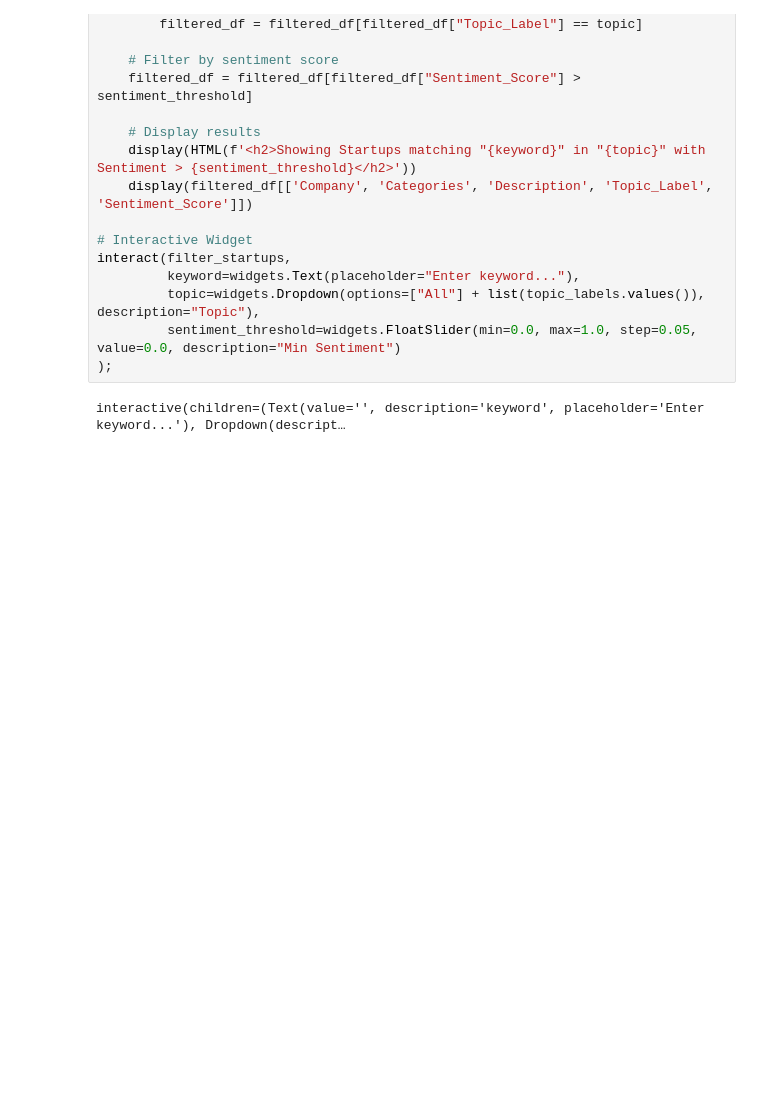
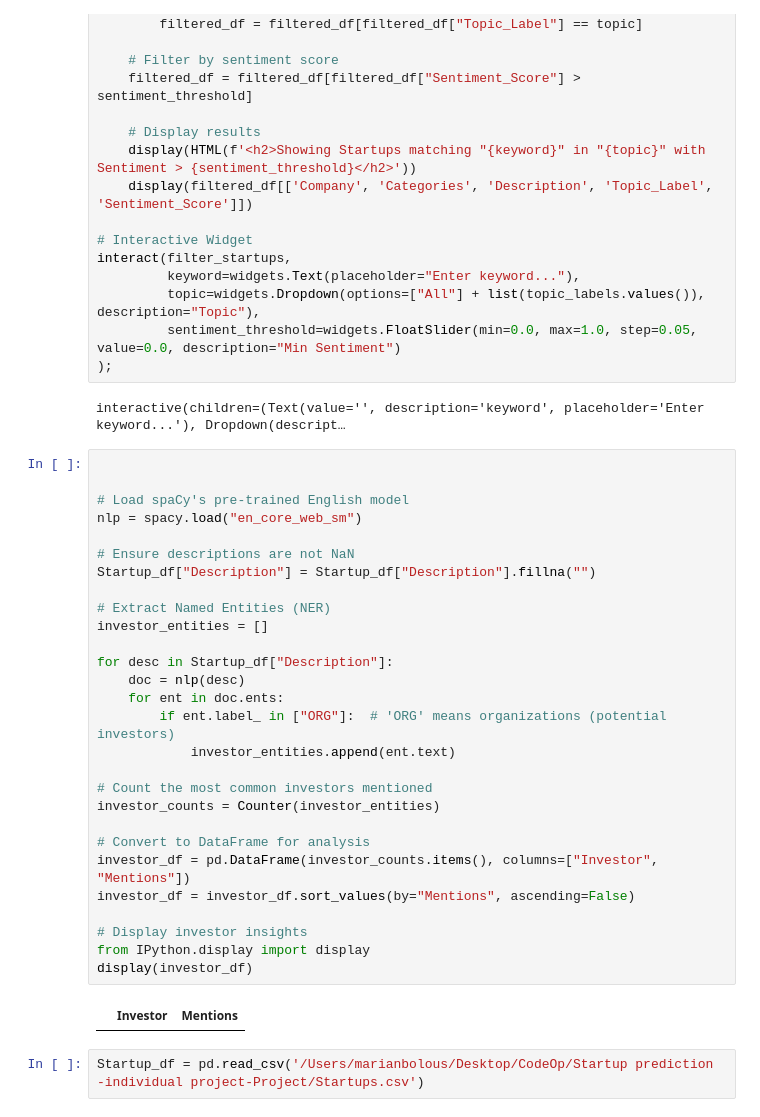
Before and after one commit to MarianBolous/EDA-Feature-Engineering-Project, a Jupyter notebook: Startup_Success_Prediction.ipynb, the cells around one changed output. Saved outputs shown, nothing was run; the diff lists cells and outputs as text; blank space fills up the shorter version.

```diff
--- a/Startup_Success_Prediction.ipynb
+++ b/Startup_Success_Prediction.ipynb
@@ -1265,3 +1269,35 @@ interact(filter_startups,
 );
 # %% [output]
 interactive(children=(Text(value='', description='keyword', placeholder='Enter keyword...'), Dropdown(descript…
+# %%
+
+
+# Load spaCy's pre-trained English model
+nlp = spacy.load("en_core_web_sm")
+
+# Ensure descriptions are not NaN
+Startup_df["Description"] = Startup_df["Description"].fillna("")
+
+# Extract Named Entities (NER)
+investor_entities = []
+
+for desc in Startup_df["Description"]:
+    doc = nlp(desc)
+    for ent in doc.ents:
+        if ent.label_ in ["ORG"]:  # 'ORG' means organizations (potential investors)
+            investor_entities.append(ent.text)
+
+# Count the most common investors mentioned
+investor_counts = Counter(investor_entities)
+
+# Convert to DataFrame for analysis
+investor_df = pd.DataFrame(investor_counts.items(), columns=["Investor", "Mentions"])
+investor_df = investor_df.sort_values(by="Mentions", ascending=False)
+
+# Display investor insights
+from IPython.display import display
+display(investor_df)
+# %% [output]
+|  | Investor | Mentions |
+# %%
+Startup_df = pd.read_csv('/Users/marianbolous/Desktop/CodeOp/Startup prediction -individual project-Project/Startups.csv')
```
Also changed, not shown: parts of 9 cells of this notebook, 3 other files.
